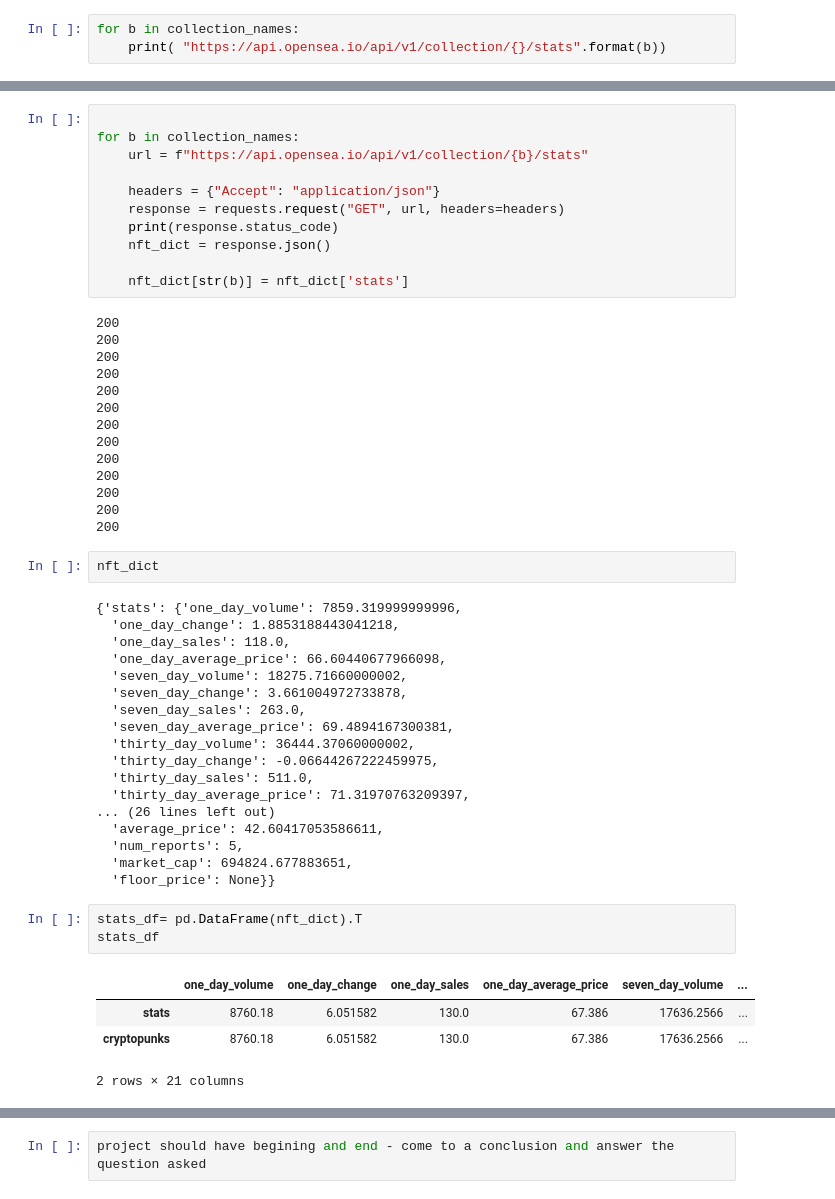
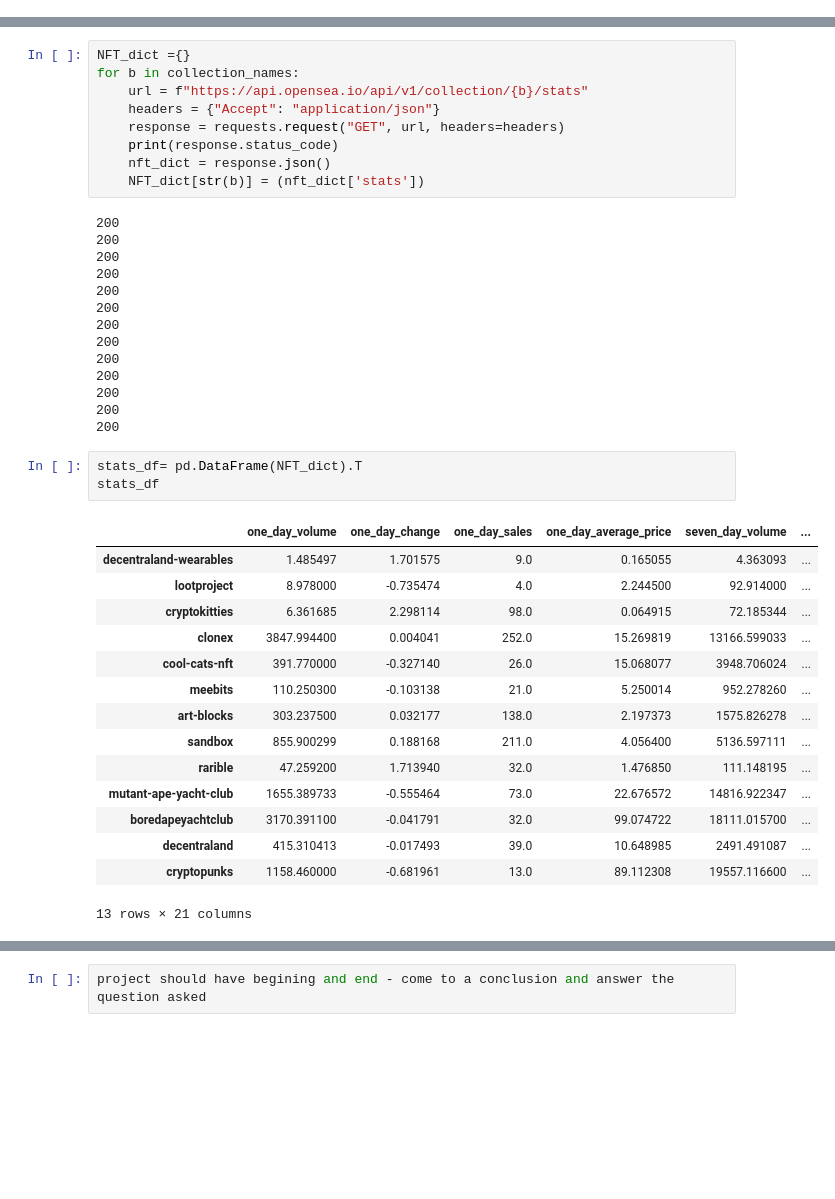
Before and after one commit to brendanhutchinson/NFT-data-analysis-, a Jupyter notebook: opensea API.ipynb, the cells around one changed output, grey strips where cells are left out. Saved outputs shown, nothing was run; the diff lists cells and outputs as text; blank space fills up the shorter version.

```diff
--- a/opensea API.ipynb
+++ b/opensea API.ipynb
@@ -30,3 +55,0 @@ collection_names = [i[-1] for i in split]
-# %%
-for b in collection_names:
-    print( "https://api.opensea.io/api/v1/collection/{}/stats".format(b))
@@ -47,14 +56,12 @@ https://api.opensea.io/api/v1/collection/cryptopunks/stats
 # %%
-
+NFT_dict ={}
 for b in collection_names:
     url = f"https://api.opensea.io/api/v1/collection/{b}/stats"
-
     headers = {"Accept": "application/json"}
     response = requests.request("GET", url, headers=headers)
     print(response.status_code)
     nft_dict = response.json()
-
-    nft_dict[str(b)] = nft_dict['stats']
+    NFT_dict[str(b)] = (nft_dict['stats'])
 # %% [output]
 200
 200
@@ -69,32 +76,23 @@ for b in collection_names:
 200
 200
 200
-# %%
-nft_dict
-# %% [output]
-{'stats': {'one_day_volume': 7859.319999999996,
-  'one_day_change': 1.8853188443041218,
-  'one_day_sales': 118.0,
-  'one_day_average_price': 66.60440677966098,
-  'seven_day_volume': 18275.71660000002,
-  'seven_day_change': 3.661004972733878,
-  'seven_day_sales': 263.0,
-  'seven_day_average_price': 69.4894167300381,
-  'thirty_day_volume': 36444.37060000002,
-  'thirty_day_change': -0.06644267222459975,
-  'thirty_day_sales': 511.0,
-  'thirty_day_average_price': 71.31970763209397,
-... (26 lines left out)
-  'average_price': 42.60417053586611,
-  'num_reports': 5,
-  'market_cap': 694824.677883651,
-  'floor_price': None}}
 # %%
-stats_df= pd.DataFrame(nft_dict).T
+stats_df= pd.DataFrame(NFT_dict).T
 stats_df
 # %% [output]
 |  | one_day_volume | one_day_change | one_day_sales | one_day_average_price | seven_day_volume | ... |
-| stats | 8760.18 | 6.051582 | 130.0 | 67.386 | 17636.2566 | ... |
-| cryptopunks | 8760.18 | 6.051582 | 130.0 | 67.386 | 17636.2566 | ... |
+| decentraland-wearables | 1.485497 | 1.701575 | 9.0 | 0.165055 | 4.363093 | ... |
+| lootproject | 8.978000 | -0.735474 | 4.0 | 2.244500 | 92.914000 | ... |
+| cryptokitties | 6.361685 | 2.298114 | 98.0 | 0.064915 | 72.185344 | ... |
+| clonex | 3847.994400 | 0.004041 | 252.0 | 15.269819 | 13166.599033 | ... |
+| cool-cats-nft | 391.770000 | -0.327140 | 26.0 | 15.068077 | 3948.706024 | ... |
+| meebits | 110.250300 | -0.103138 | 21.0 | 5.250014 | 952.278260 | ... |
+| art-blocks | 303.237500 | 0.032177 | 138.0 | 2.197373 | 1575.826278 | ... |
+| sandbox | 855.900299 | 0.188168 | 211.0 | 4.056400 | 5136.597111 | ... |
+| rarible | 47.259200 | 1.713940 | 32.0 | 1.476850 | 111.148195 | ... |
+| mutant-ape-yacht-club | 1655.389733 | -0.555464 | 73.0 | 22.676572 | 14816.922347 | ... |
+| boredapeyachtclub | 3170.391100 | -0.041791 | 32.0 | 99.074722 | 18111.015700 | ... |
+| decentraland | 415.310413 | -0.017493 | 39.0 | 10.648985 | 2491.491087 | ... |
+| cryptopunks | 1158.460000 | -0.681961 | 13.0 | 89.112308 | 19557.116600 | ... |
-2 rows × 21 columns
+13 rows × 21 columns
 # %%
```
Also changed, not shown: parts of 23 cells of this notebook, 7 other files.
